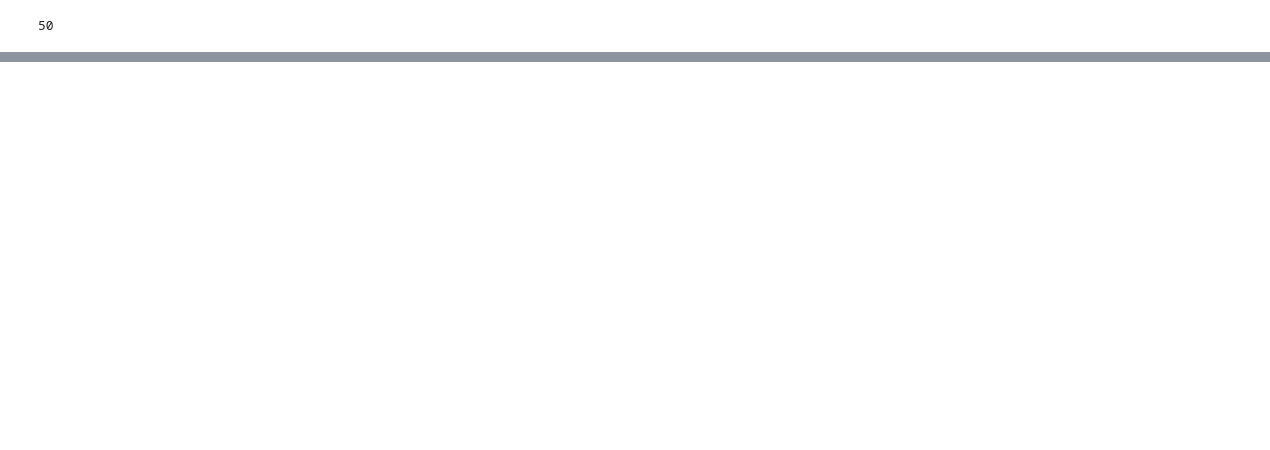
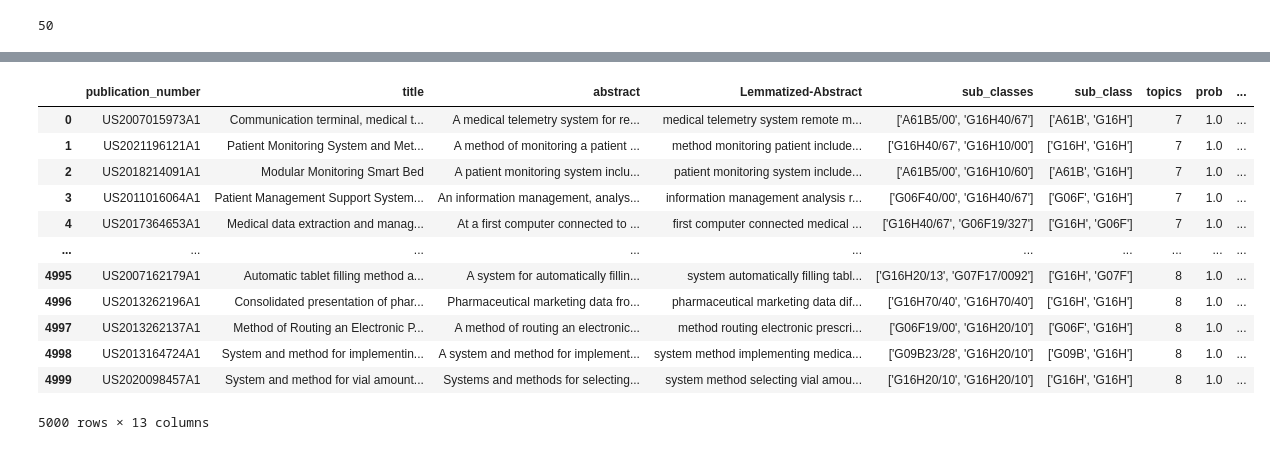
Before and after one commit to esmailisamane/Topic-Modeling, a Jupyter notebook: Essay/BERTopic-Preprocessing.ipynb, the cells around one changed output, grey strips where cells are left out. Saved outputs shown, nothing was run; the diff lists cells and outputs as text; code cells hidden in the pictures; blank space fills up the shorter version.

```diff
--- a/Essay/BERTopic-Preprocessing.ipynb
+++ b/Essay/BERTopic-Preprocessing.ipynb
@@ -581,0 +580,27 @@ top_10_documents_test1[top_10_documents_test1['has_matching_class'] == True]
+# %%
+# Assuming you want to predict topics for the first 100 samples in 'df_Abstract_test'
+num_samples_to_predict = 100
+
+num_of_topics = 5
+results = []
+
+# Create an empty DataFrame to store the results
+result_df_q = pd.DataFrame(columns=['query_publication_numbers', 'query_class_codes', 'query_abstract', 'query_predicted_topics'])
+
+# Assuming you have a list of 100 queries in 'df_Abstract_test'
+for i, (query, publication_number, abstract, class_codes) in enumerate(zip(df_Abstract_test['abstract'][:num_samples_to_predict],
+                                                    df_Abstract_test['publication_numbers'][:num_samples_to_predict],
+                                                    df_Abstract_test['abstract'][:num_samples_to_predict],
+                                                    df_Abstract_test['class_codes'][:num_samples_to_predict])):
+    similar_topics, similarity = topic_model.find_topics(query, top_n=num_of_topics)
+    results.append((similar_topics, similarity))
+
+    # Store the results in the DataFrame
+    result_df_q = result_df_q.append({
+        'query_abstract': query,
+        'query_predicted_topics': similar_topics,
+        'query_publication_numbers': publication_number,
+        'query_class_codes': class_codes
+    }, ignore_index=True)
+
+result_df_q
@@ -581,0 +678,31 @@ top_10_documents_test1[top_10_documents_test1['has_matching_class'] == True]
+# %%
+# Add a new column to store the filtered codes
+result_df['query_codes_G16H'] = ''
+
+# Define a function to extract codes starting with 'G61H' from the class codes
+def extract_G16H_codes(class_codes):
+    codes = class_codes.split(',')
+    return ','.join([code for code in codes if code.startswith('G16H')])
+
+# Iterate through rows and update the 'query_codes_G61H' column
+for index, row in result_df.iterrows():
+    class_codes = row['query_class_codes']
+    filtered_codes = extract_G16H_codes(class_codes)
+    result_df.at[index, 'query_codes_G16H'] = filtered_codes
+
+# Display the updated DataFrame
+result_df
+# %% [output]
+|  | publication_number | title | abstract | Lemmatized-Abstract | sub_classes | sub_class | topics | prob | ... |
+| 0 | US2007015973A1 | Communication terminal, medical t... | A medical telemetry system for re... | medical telemetry system remote m... | ['A61B5/00', 'G16H40/67'] | ['A61B', 'G16H'] | 7 | 1.0 | ... |
+| 1 | US2021196121A1 | Patient Monitoring System and Met... | A method of monitoring a patient ... | method monitoring patient include... | ['G16H40/67', 'G16H10/00'] | ['G16H', 'G16H'] | 7 | 1.0 | ... |
+| 2 | US2018214091A1 | Modular Monitoring Smart Bed | A patient monitoring system inclu... | patient monitoring system include... | ['A61B5/00', 'G16H10/60'] | ['A61B', 'G16H'] | 7 | 1.0 | ... |
+| 3 | US2011016064A1 | Patient Management Support System... | An information management, analys... | information management analysis r... | ['G06F40/00', 'G16H40/67'] | ['G06F', 'G16H'] | 7 | 1.0 | ... |
+| 4 | US2017364653A1 | Medical data extraction and manag... | At a first computer connected to ... | first computer connected medical ... | ['G16H40/67', 'G06F19/327'] | ['G16H', 'G06F'] | 7 | 1.0 | ... |
+| ... | ... | ... | ... | ... | ... | ... | ... | ... | ... |
+| 4995 | US2007162179A1 | Automatic tablet filling method a... | A system for automatically fillin... | system automatically filling tabl... | ['G16H20/13', 'G07F17/0092'] | ['G16H', 'G07F'] | 8 | 1.0 | ... |
+| 4996 | US2013262196A1 | Consolidated presentation of phar... | Pharmaceutical marketing data fro... | pharmaceutical marketing data dif... | ['G16H70/40', 'G16H70/40'] | ['G16H', 'G16H'] | 8 | 1.0 | ... |
+| 4997 | US2013262137A1 | Method of Routing an Electronic P... | A method of routing an electronic... | method routing electronic prescri... | ['G06F19/00', 'G16H20/10'] | ['G06F', 'G16H'] | 8 | 1.0 | ... |
+| 4998 | US2013164724A1 | System and method for implementin... | A system and method for implement... | system method implementing medica... | ['G09B23/28', 'G16H20/10'] | ['G09B', 'G16H'] | 8 | 1.0 | ... |
+| 4999 | US2020098457A1 | System and method for vial amount... | Systems and methods for selecting... | system method selecting vial amou... | ['G16H20/10', 'G16H20/10'] | ['G16H', 'G16H'] | 8 | 1.0 | ... |
+5000 rows × 13 columns
```
Also changed, not shown: parts of 11 cells of this notebook.
